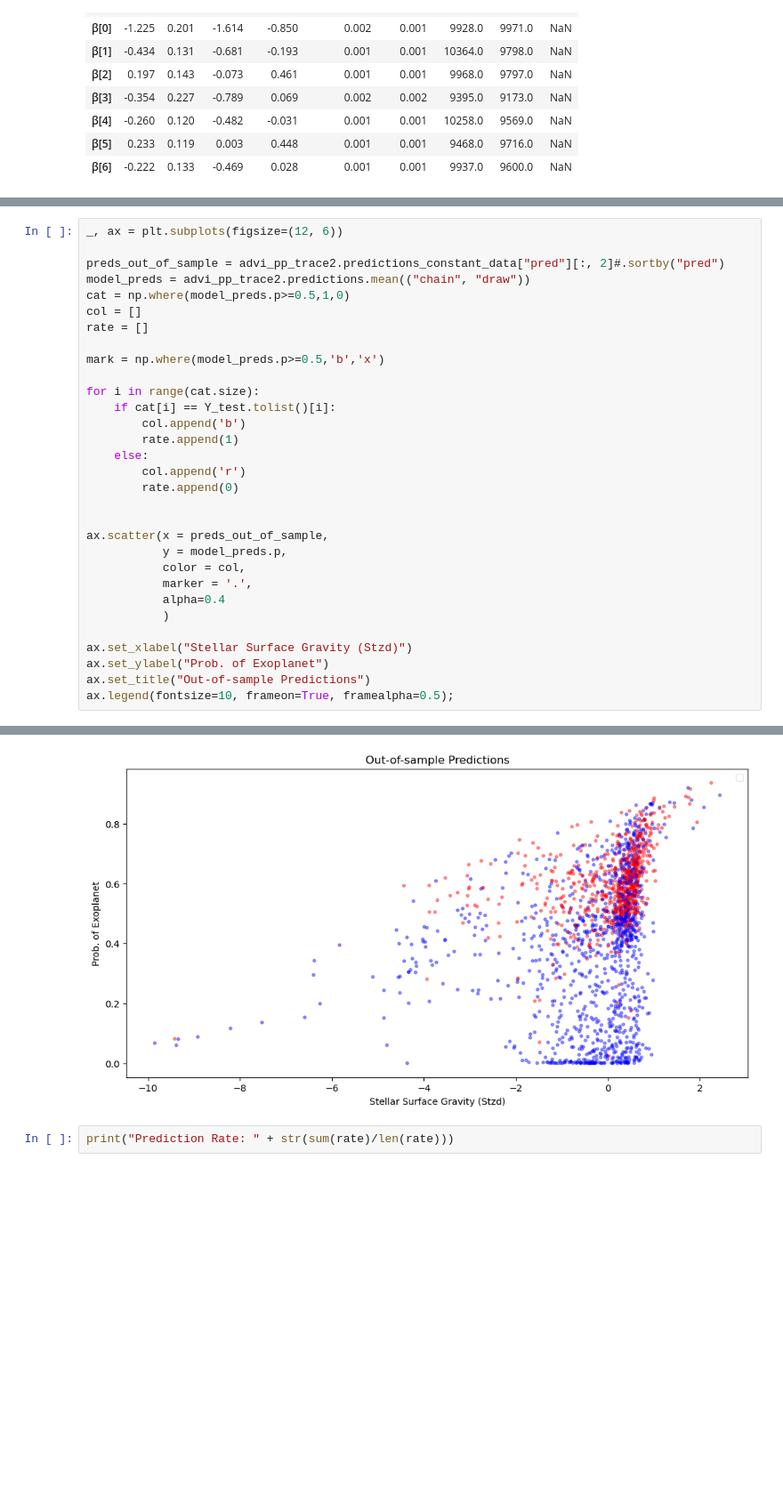
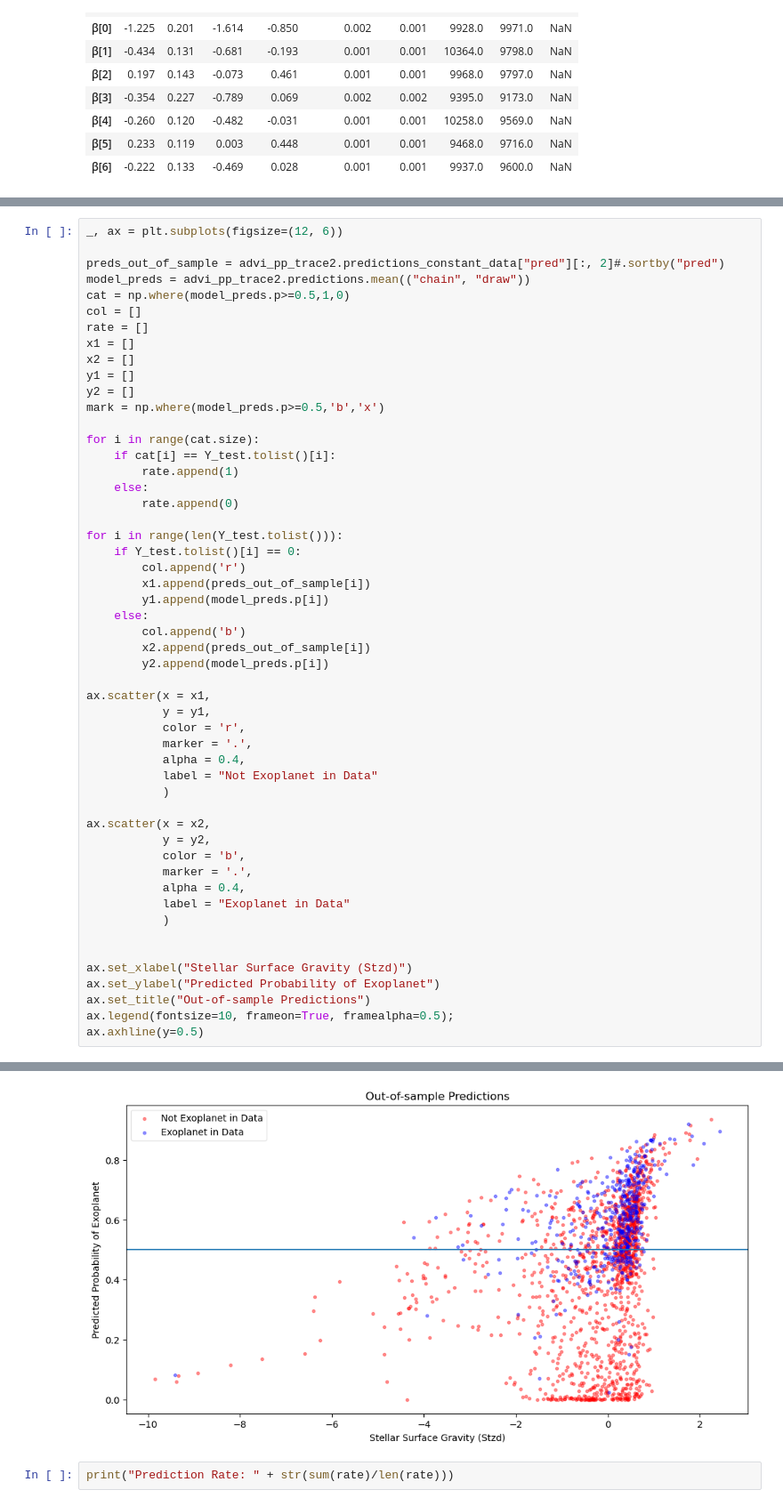
Before and after one commit to Haigro/Exoplanet-Classification, a Jupyter notebook: Project.ipynb, the cells around one changed output, grey strips where cells are left out. Shown at 89% size. Cells and saved outputs as stored; diff of their text form; blank space fills up the shorter version.

Commit message:
Changed Scatter Plot

```diff
--- a/Project.ipynb
+++ b/Project.ipynb
@@ -488,27 +510,48 @@ model_preds = advi_pp_trace2.predictions.mean(("chain", "draw"))
 cat = np.where(model_preds.p>=0.5,1,0)
 col = []
 rate = []
-
+x1 = []
+x2 = []
+y1 = []
+y2 = []
 mark = np.where(model_preds.p>=0.5,'b','x')
 
 for i in range(cat.size):
     if cat[i] == Y_test.tolist()[i]:
-        col.append('b')
         rate.append(1)
     else:
-        col.append('r')
         rate.append(0)
 
+for i in range(len(Y_test.tolist())):
+    if Y_test.tolist()[i] == 0:
+        col.append('r')
+        x1.append(preds_out_of_sample[i])
+        y1.append(model_preds.p[i])
+    else:
+        col.append('b')
+        x2.append(preds_out_of_sample[i])
+        y2.append(model_preds.p[i])
 
-ax.scatter(x = preds_out_of_sample,
-           y = model_preds.p,
-           color = col,
+ax.scatter(x = x1,
+           y = y1,
+           color = 'r',
            marker = '.',
-           alpha=0.4
+           alpha = 0.4,
+           label = "Not Exoplanet in Data"
            )
 
+ax.scatter(x = x2,
+           y = y2,
+           color = 'b',
+           marker = '.',
+           alpha = 0.4,
+           label = "Exoplanet in Data"
+           )
+
+
 ax.set_xlabel("Stellar Surface Gravity (Stzd)")
-ax.set_ylabel("Prob. of Exoplanet")
+ax.set_ylabel("Predicted Probability of Exoplanet")
 ax.set_title("Out-of-sample Predictions")
 ax.legend(fontsize=10, frameon=True, framealpha=0.5);
+ax.axhline(y=0.5)
 # %% [output]
@@ -516,4 +559,4 @@ No artists with labels found to put in legend.  Note that artists whose label st
-[figure, old version]
+[figure, new version]
 # %%
 print("Prediction Rate: " + str(sum(rate)/len(rate)))
 # %% [output]
```
Also changed, not shown: parts of 13 cells of this notebook, 2 other files.
